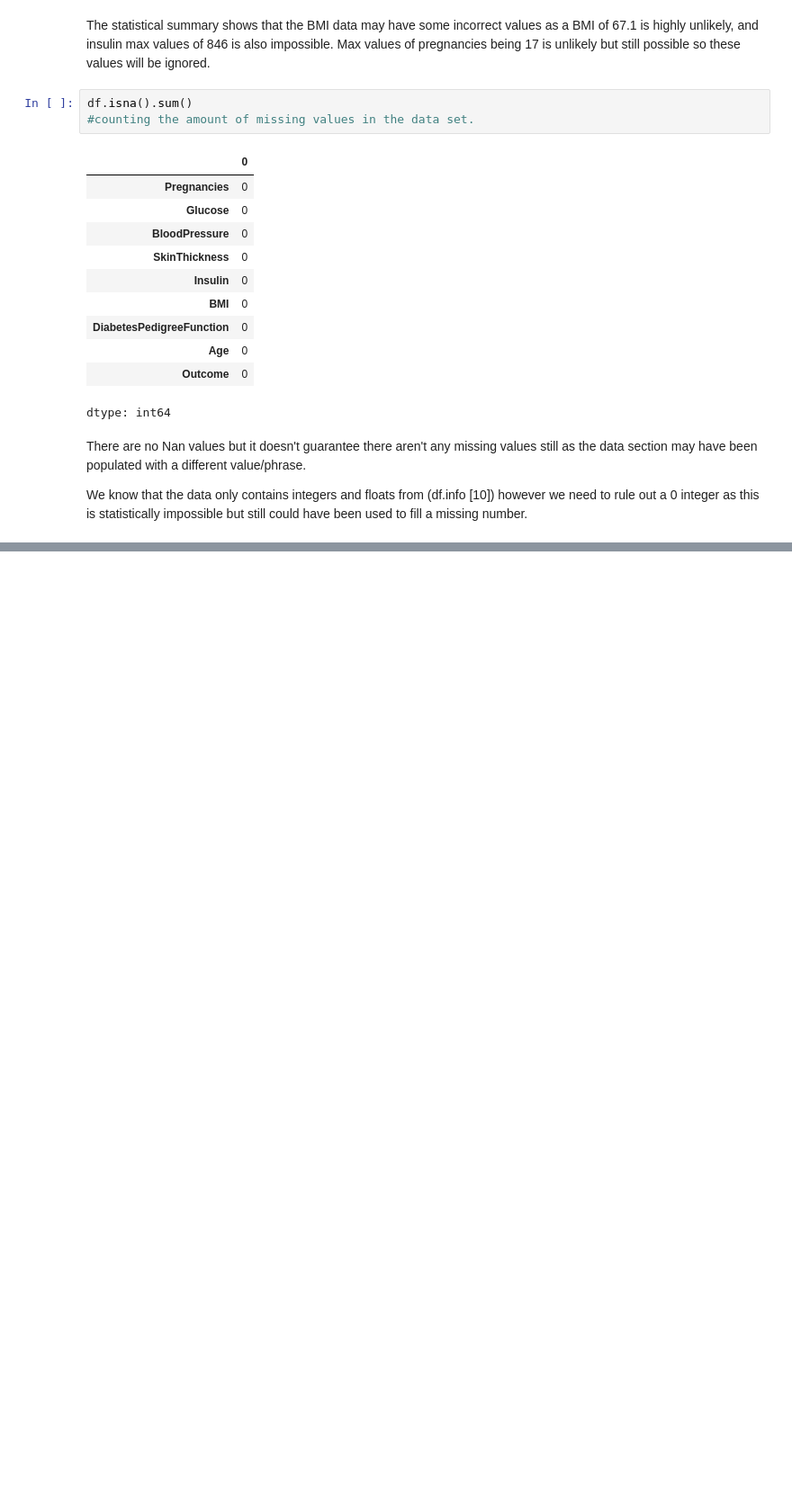
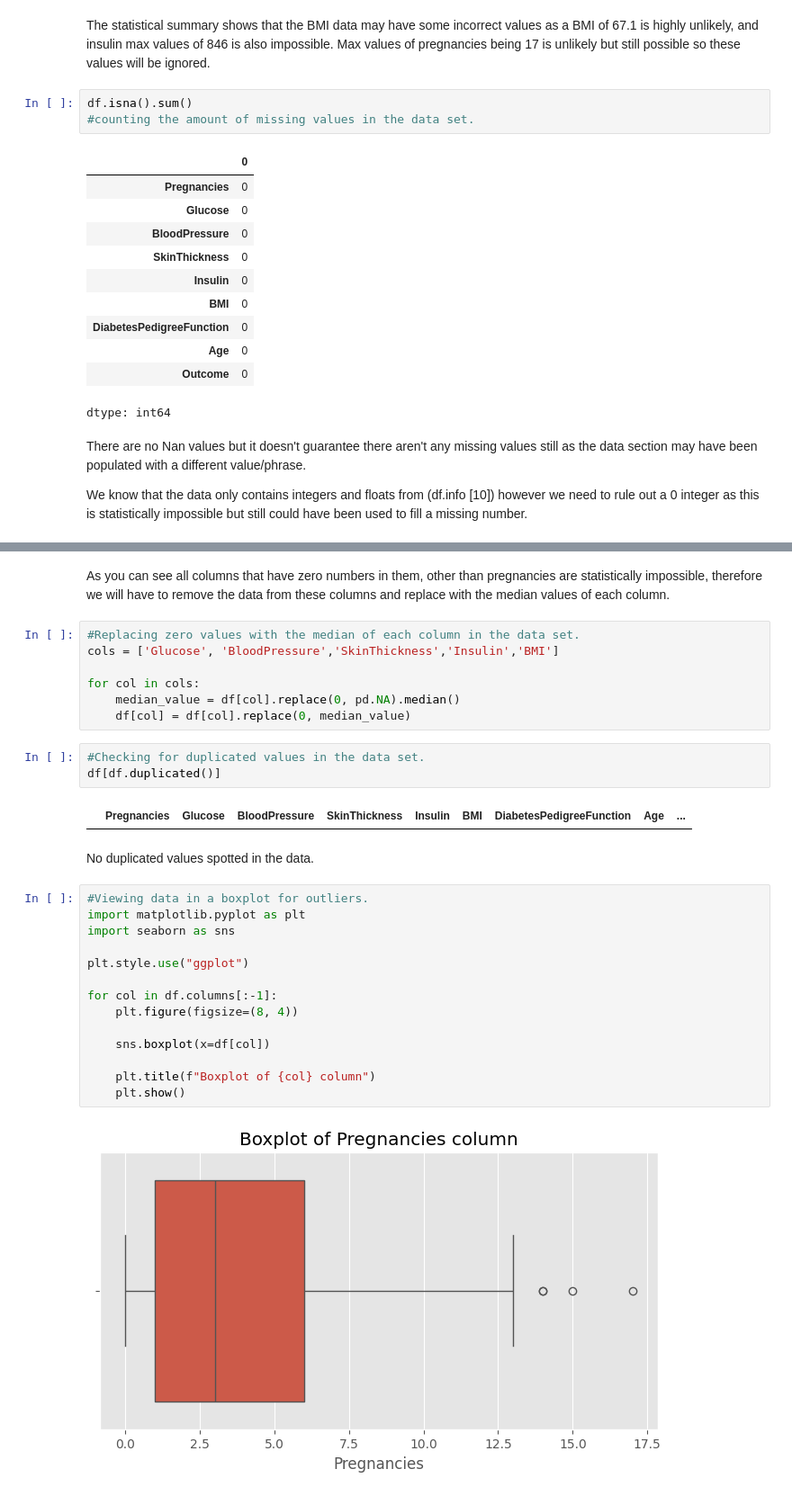
Before and after one commit to ShaneM-93/diabetes-prediction-classification-ml, a Jupyter notebook: data_cleaning_diabetes.ipynb, the cells around one changed output, grey strips where cells are left out. Shown at 90% size. Drawn from its saved outputs; the diff is of its cells as text; blank space fills up the shorter version.

```diff
--- a/data_cleaning_diabetes.ipynb
+++ b/data_cleaning_diabetes.ipynb
@@ -86,3 +87,35 @@ Insulin 374
 BMI 11
 DiabetesPedigreeFunction 0
 Age 0
+# %% [markdown]
+As you can see all columns that have zero numbers in them, other than pregnancies are statistically impossible, therefore we will have to remove the data from these columns and replace with the median values of each column.
+# %%
+#Replacing zero values with the median of each column in the data set.
+cols = ['Glucose', 'BloodPressure','SkinThickness','Insulin','BMI']
+
+for col in cols:
+    median_value = df[col].replace(0, pd.NA).median()
+    df[col] = df[col].replace(0, median_value)
+# %%
+#Checking for duplicated values in the data set.
+df[df.duplicated()]
+# %% [output]
+|  | Pregnancies | Glucose | BloodPressure | SkinThickness | Insulin | BMI | DiabetesPedigreeFunction | Age | ... |
+# %% [markdown]
+No duplicated values spotted in the data.
+# %%
+#Viewing data in a boxplot for outliers.
+import matplotlib.pyplot as plt
+import seaborn as sns
+
+plt.style.use("ggplot")
+
+for col in df.columns[:-1]:
+    plt.figure(figsize=(8, 4))
+
+    sns.boxplot(x=df[col])
+
+    plt.title(f"Boxplot of {col} column")
+    plt.show()
+# %% [output]
+[figure, added]
```
Also changed, not shown: parts of 8 cells of this notebook.
